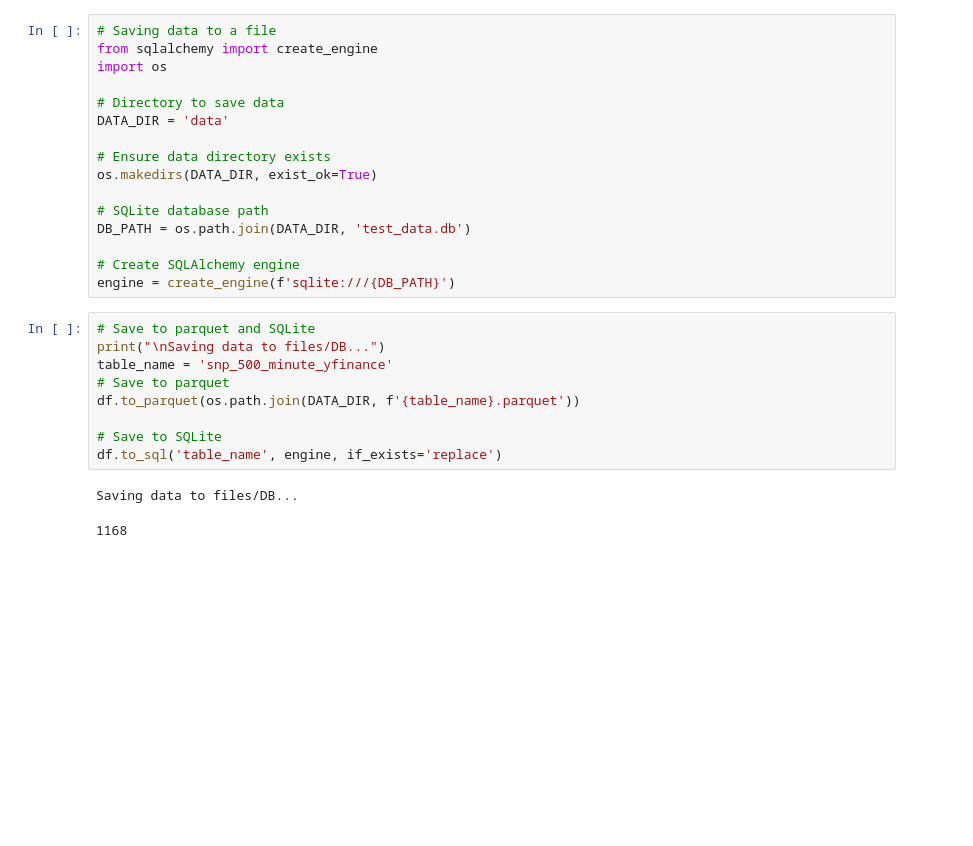
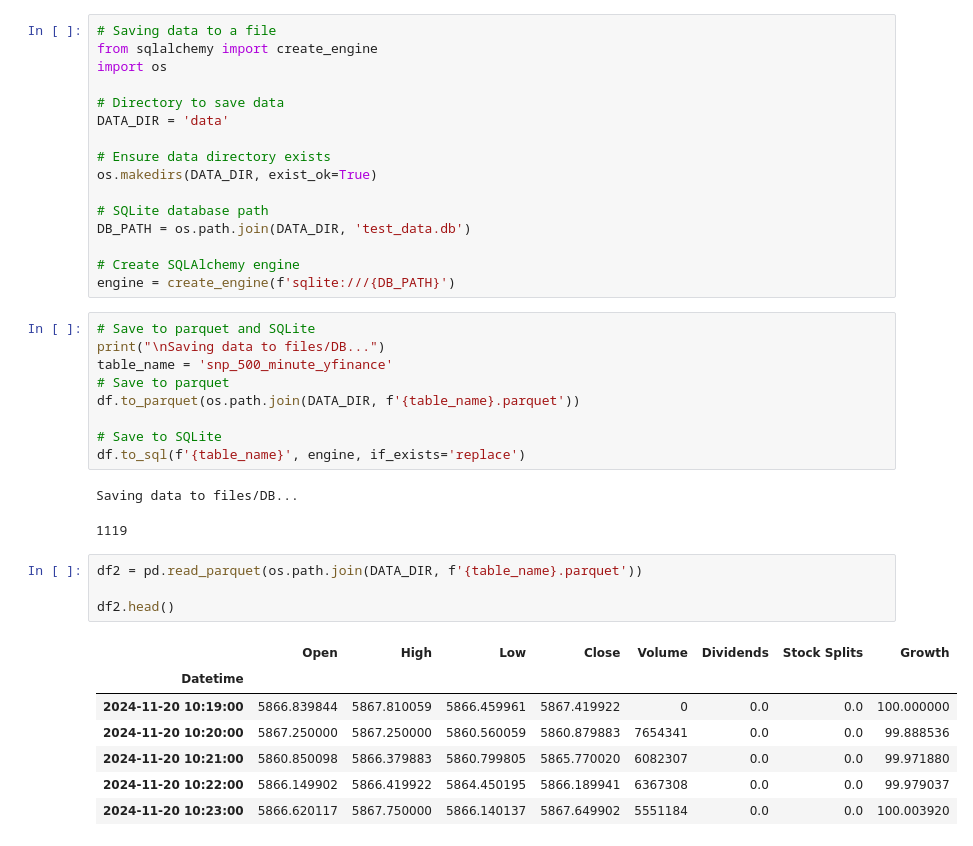
Before and after one commit to realmistic/economics-workshop-dec-2024, a Jupyter notebook: notebooks/manual_start.ipynb, the cells around one changed output. Drawn from its saved outputs; the diff is of its cells as text; blank space fills up the shorter version.

Commit message:
add reads from a file/DB

```diff
--- a/notebooks/manual_start.ipynb
+++ b/notebooks/manual_start.ipynb
@@ -168,7 +170,19 @@ table_name = 'snp_500_minute_yfinance'
 df.to_parquet(os.path.join(DATA_DIR, f'{table_name}.parquet'))
 
 # Save to SQLite
-df.to_sql('table_name', engine, if_exists='replace')
+df.to_sql(f'{table_name}', engine, if_exists='replace')
 # %% [output]
 Saving data to files/DB...
-1168
+1119
+# %%
+df2 = pd.read_parquet(os.path.join(DATA_DIR, f'{table_name}.parquet'))
+
+df2.head()
+# %% [output]
+|  | Open | High | Low | Close | Volume | Dividends | Stock Splits | Growth |
+| Datetime |  |  |  |  |  |  |  |  |
+| 2024-11-20 10:19:00 | 5866.839844 | 5867.810059 | 5866.459961 | 5867.419922 | 0 | 0.0 | 0.0 | 100.000000 |
+| 2024-11-20 10:20:00 | 5867.250000 | 5867.250000 | 5860.560059 | 5860.879883 | 7654341 | 0.0 | 0.0 | 99.888536 |
+| 2024-11-20 10:21:00 | 5860.850098 | 5866.379883 | 5860.799805 | 5865.770020 | 6082307 | 0.0 | 0.0 | 99.971880 |
+| 2024-11-20 10:22:00 | 5866.149902 | 5866.419922 | 5864.450195 | 5866.189941 | 6367308 | 0.0 | 0.0 | 99.979037 |
+| 2024-11-20 10:23:00 | 5866.620117 | 5867.750000 | 5866.140137 | 5867.649902 | 5551184 | 0.0 | 0.0 | 100.003920 |
```
Also changed, not shown: parts of 5 cells of this notebook.
